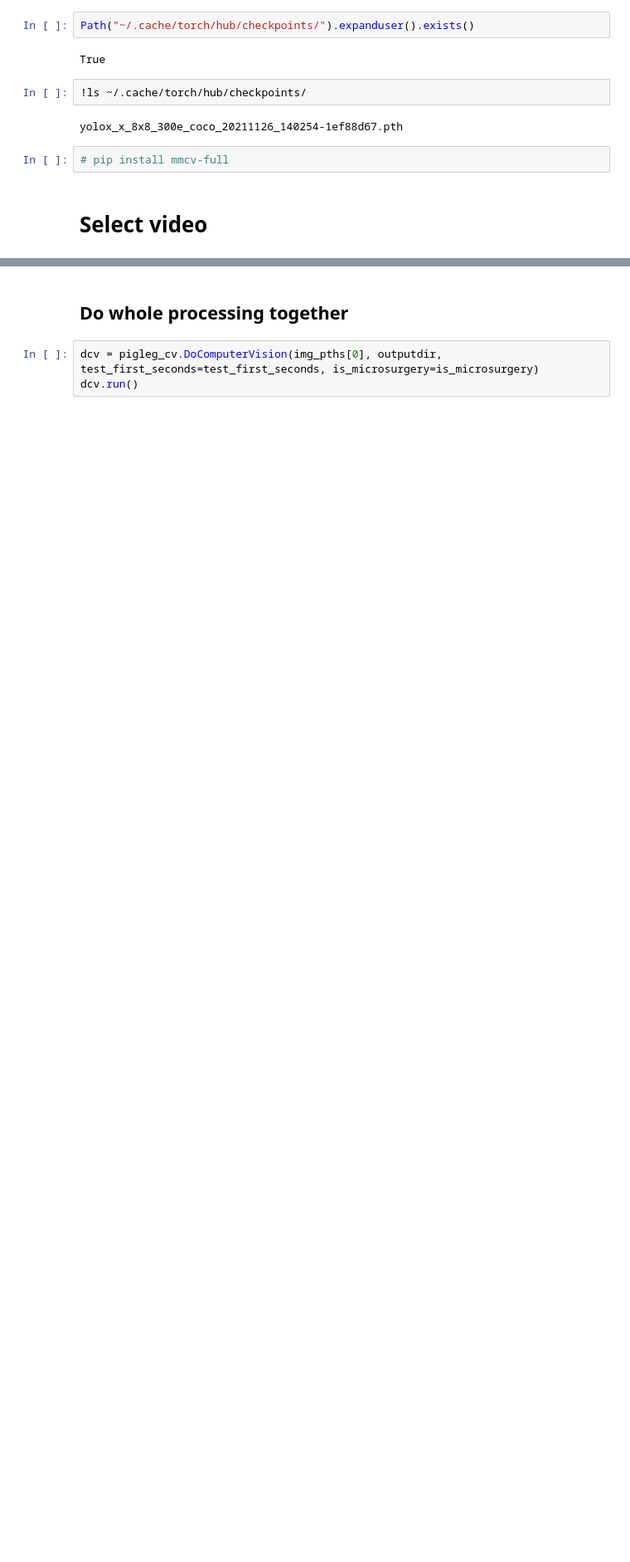
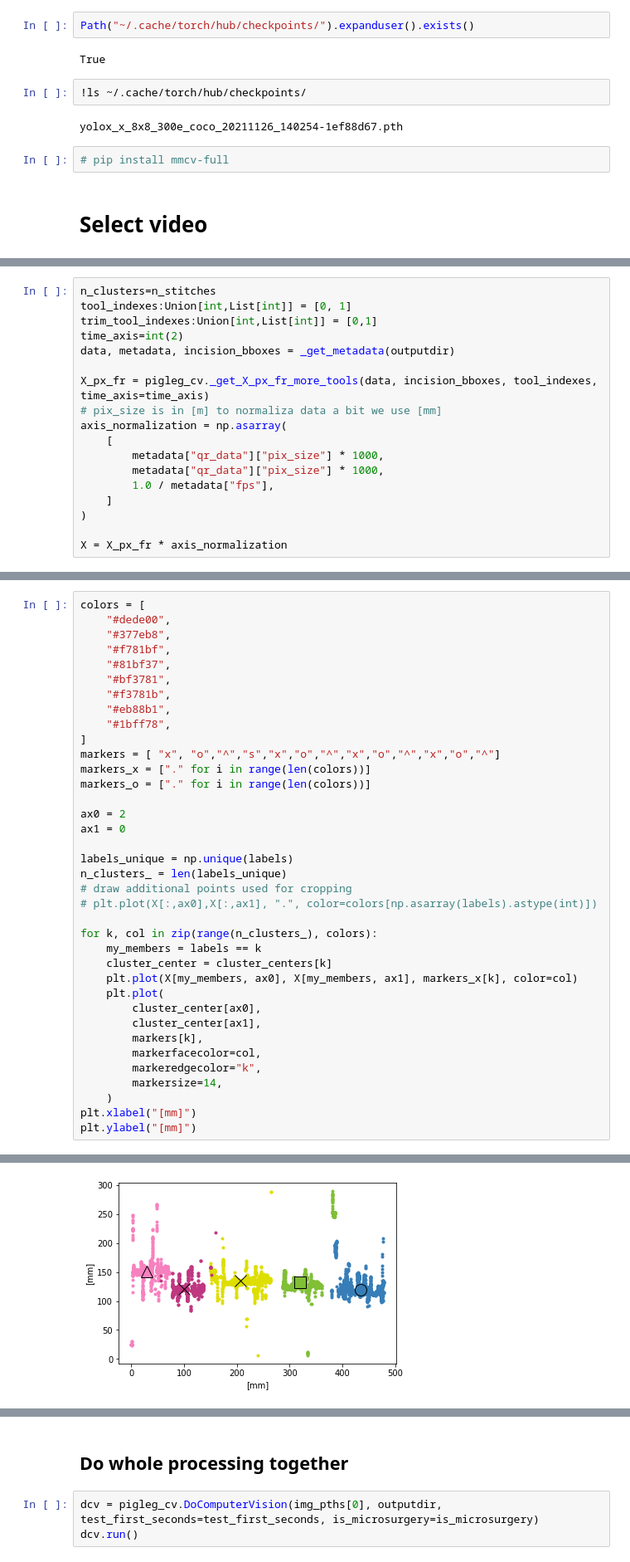
Before and after one commit to mjirik/surgeryanalyser, a Jupyter notebook: piglegcv/debug_stitch_split.ipynb, the cells around one changed output, grey strips where cells are left out. Shown at 83% size. Saved outputs shown, nothing was run; the diff lists cells and outputs as text; blank space fills up the shorter version.

```diff
--- a/piglegcv/debug_stitch_split.ipynb
+++ b/piglegcv/debug_stitch_split.ipynb
@@ -103,0 +138,18 @@ pigleg_cv.find_stitch_ends_in_tracks(outputdir,n_clusters=n_stitches, plot_clust
+# %%
+n_clusters=n_stitches
+tool_indexes:Union[int,List[int]] = [0, 1]
+trim_tool_indexes:Union[int,List[int]] = [0,1]
+time_axis=int(2)
+data, metadata, incision_bboxes = _get_metadata(outputdir)
+
+X_px_fr = pigleg_cv._get_X_px_fr_more_tools(data, incision_bboxes, tool_indexes, time_axis=time_axis)
+# pix_size is in [m] to normaliza data a bit we use [mm]
+axis_normalization = np.asarray(
+    [
+        metadata["qr_data"]["pix_size"] * 1000,
+        metadata["qr_data"]["pix_size"] * 1000,
+        1.0 / metadata["fps"],
+    ]
+)
+
+X = X_px_fr * axis_normalization
@@ -103,0 +193,38 @@ pigleg_cv.find_stitch_ends_in_tracks(outputdir,n_clusters=n_stitches, plot_clust
+# %%
+colors = [
+    "#dede00",
+    "#377eb8",
+    "#f781bf",
+    "#81bf37",
+    "#bf3781",
+    "#f3781b",
+    "#eb88b1",
+    "#1bff78",
+]
+markers = [ "x", "o","^","s","x","o","^","x","o","^","x","o","^"]
+markers_x = ["." for i in range(len(colors))]
+markers_o = ["." for i in range(len(colors))]
+
+ax0 = 2
+ax1 = 0
+
+labels_unique = np.unique(labels)
+n_clusters_ = len(labels_unique)
+# draw additional points used for cropping
+# plt.plot(X[:,ax0],X[:,ax1], ".", color=colors[np.asarray(labels).astype(int)])
+
+for k, col in zip(range(n_clusters_), colors):
+    my_members = labels == k
+    cluster_center = cluster_centers[k]
+    plt.plot(X[my_members, ax0], X[my_members, ax1], markers_x[k], color=col)
+    plt.plot(
+        cluster_center[ax0],
+        cluster_center[ax1],
+        markers[k],
+        markerfacecolor=col,
+        markeredgecolor="k",
+        markersize=14,
+    )
+plt.xlabel("[mm]")
+plt.ylabel("[mm]")
+# %% [output]
@@ -103,0 +232 @@ pigleg_cv.find_stitch_ends_in_tracks(outputdir,n_clusters=n_stitches, plot_clust
+[figure, added]
```
Also changed, not shown: parts of 11 cells of this notebook, 1 other file.
